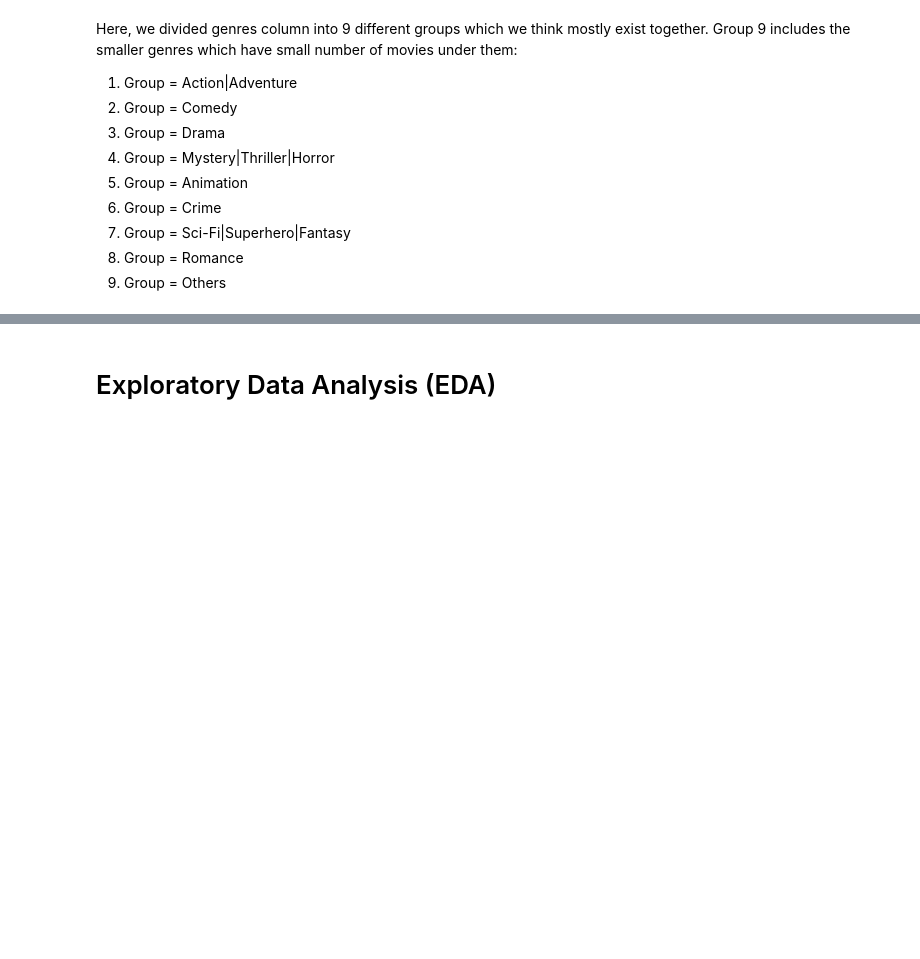
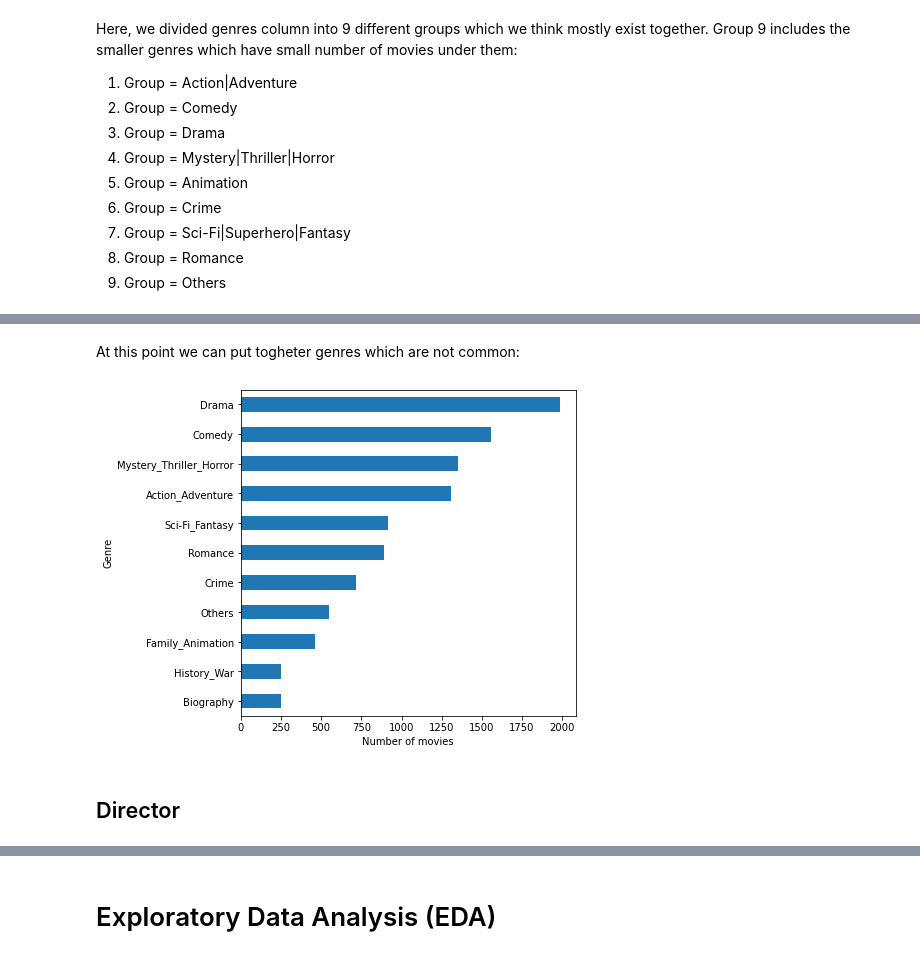
Before and after one commit to anitamezzetti/EPFL_Data_science_in_practice, a Jupyter notebook: Project/Project_18April.ipynb, the cells around one changed output, grey strips where cells are left out. Saved outputs shown, nothing was run; the diff lists cells and outputs as text; code cells hidden in the pictures; blank space fills up the shorter version.

```diff
--- a/Project/Project_18April.ipynb
+++ b/Project/Project_18April.ipynb
@@ -676,0 +755,23 @@ movie_df.Genre_Group9 = movie_df.Genre_Group9.astype(int)
+# %% [markdown]
+At this point we can put togheter genres which are not common:
+# %%
+#Other
+other = ['Music','Sport','Documentary','Musical','Western','Short','News']
+
+sum_gen = encoded_genres[other].sum(axis=1)
+encoded_genres['Others'] = np.array([sum_gen.values>0]).astype(int).T # add column if movie is one of them
+encoded_genres = encoded_genres.drop(other, axis=1) #drop other
+
+# Add genres columns to movie_df
+movie_df = movie_df.merge(encoded_genres,how='left', left_index=True, right_index=True)
+
+count_encoded_genres = encoded_genres.sum().sort_values(ascending=True)
+fig, ax = plt.subplots(figsize=(6,6))
+count_encoded_genres.plot(kind='barh', legend = False, ax=ax)
+ax.set_xlabel('Number of movies')
+ax.set_ylabel('Genre')
+plt.show()
+# %% [output]
+[figure, added]
+# %% [markdown]
+## Director
```
Also changed, not shown: parts of 39 cells of this notebook.
